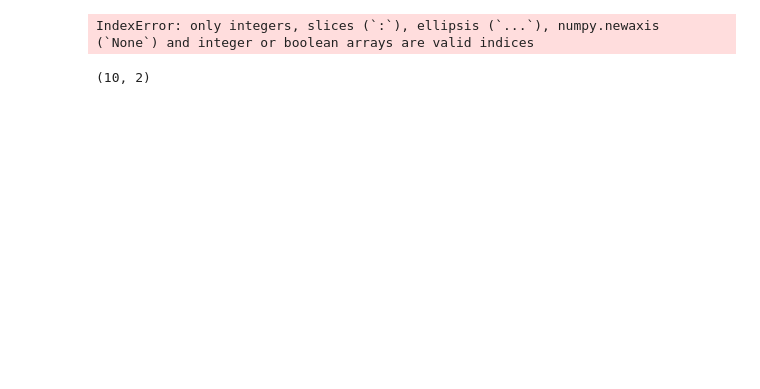
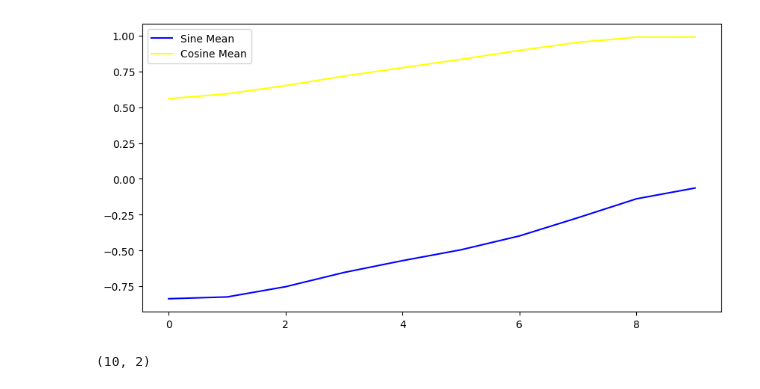
Before and after one commit to allshaks/eeg_llm, a Jupyter notebook: train_gpt_from_scratch.ipynb, the cells around one changed output. Saved outputs shown, nothing was run; the diff lists cells and outputs as text; code cells hidden in the pictures; blank space fills up the shorter version.

```diff
--- a/train_gpt_from_scratch.ipynb
+++ b/train_gpt_from_scratch.ipynb
@@ -234,7 +232,0 @@ plt.show()
-# %%
-sine_mu_all_epochs = [epoch_dict[i][time_point]["mu_sine"] for i in range(num_epochs)]
-sine_sigma_all_epochs = [epoch_dict[i][time_point]["sigma_sine"] for i in range(num_epochs)]
-cosine_mu_all_epochs = [epoch_dict[i][time_point]["mu_cosine"] for i in range(num_epochs)]
-cosine_sigma_all_epochs = [epoch_dict[i][time_point]["sigma_cosine"] for i in range(num_epochs)]
-# %% [output]
-IndexError: only integers, slices (`:`), ellipsis (`...`), numpy.newaxis (`None`) and integer or boolean arrays are valid indices
@@ -241,23 +241,24 @@ IndexError: only integers, slices (`:`), ellipsis (`...`), numpy.newaxis (`None`
 # %%
 plt.figure(figsize=(10, 5))
-x = [i for i in range(epoch_dict.shape[1])]
-plt.plot(x, epoch_dict[2,:]["mu_sine"], label="Sine Mean", color='blue')
-plt.plot(x, cosine_mu_across_epochs, label="Cosine Mean", color="yellow")
+plt.plot(t, sine_mu_across_samples, label="Sine Mean", color='blue')
+plt.plot(t, cosine_mu_across_samples, label="Cosine Mean", color="yellow")
 
-plt.fill_between(x,
-                 [m - s for m, s in zip(sine_mu_across_epochs, sine_sigma_across_epochs)],
-                 [m + s for m, s in zip(sine_mu_across_epochs, sine_sigma_across_epochs)],
-                color='orange',
-                alpha=0.2,
-)
-plt.fill_between(x,
-                 [m - s for m, s in zip(cosine_mu_across_epochs, cosine_sigma_across_epochs)],
-                 [m + s for m, s in zip(cosine_mu_across_epochs, cosine_sigma_across_epochs)],
-                color='purple',
-                alpha=0.2,
-)
+# # plt.fill_between(t,
+#                  [m - s for m, s in zip(sine_mu_across_samples, sine_sigma_across_samples)],
+#                  [m + s for m, s in zip(sine_mu_across_samples, sine_sigma_across_samples)],
+#                 color='orange',
+#                 alpha=0.2,
+# )
+# # plt.fill_between(t,
+#                  [m - s for m, s in zip(cosine_mu_across_samples, cosine_sigma_across_samples)],
+#                  [m + s for m, s in zip(cosine_mu_across_samples, cosine_sigma_across_samples)],
+#                 color='purple',
+#                 alpha=0.2,
+# )
 plt.legend()
 plt.show()
+# %% [output]
+[figure, added]
 # %%
 # define the prediction length for testing
 prediciton_length = 10
```
Also changed, not shown: parts of 13 cells of this notebook.
